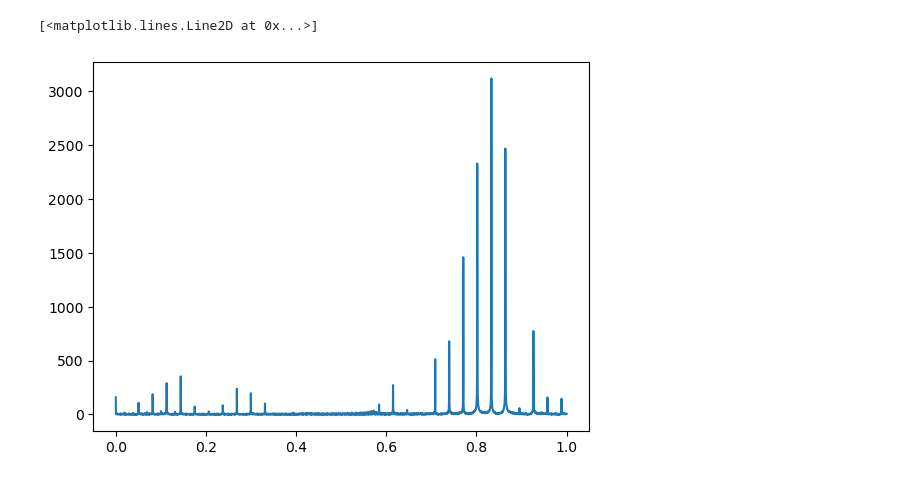
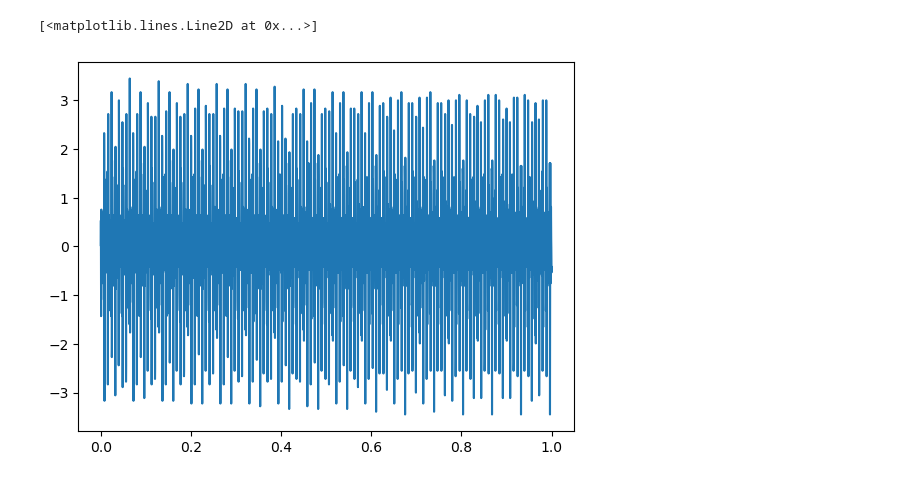
Before and after one commit to chreissel/neutrino_project, a Jupyter notebook: FFT_test.ipynb, the cells around one changed output. Drawn from its saved outputs; the diff is of its cells as text; code cells hidden in the pictures.

```diff
--- a/FFT_test.ipynb
+++ b/FFT_test.ipynb
@@ -110,7 +218,7 @@ variables = ['energy_eV', 'pitch_angle_deg']
 observables = ['avg_axial_frequency_Hz', 'avg_carrier_frequency_Hz', 'radius_m']
 
 data = Project8Sim(inputs, variables, observables, path='/gpfs/gibbs/pi/heeger/hb637/ssm_files_pi_heeger/combined_data_fullsim.hdf5', cutoff=4000, norm=True, noise_const=0,
-            apply_filter = False, apply_fft=True, complex_channels=False)
+            apply_filter = False, apply_fft=False, complex_channels=False, ts_and_fft=False)
 # %%
 data.timeseries[18900][:,0]
 # %% [output]
@@ -119,10 +227,10 @@ array([159.03157  ,   4.382337 ,   5.521253 , ...,   5.226384 ,
 # %%
 import matplotlib.pyplot as plt
 
-amplitudes = data.timeseries[18900][:,0]
+amplitudes = data.timeseries[18900][:,1]
 times = np.linspace(0,1,4000)
 
 plt.plot(times, amplitudes)
 # %% [output]
 [<matplotlib.lines.Line2D at 0x...>]
-[figure, old version]
+[figure, new version]
```
Also changed, not shown: parts of 3 cells of this notebook, 4 other files.
